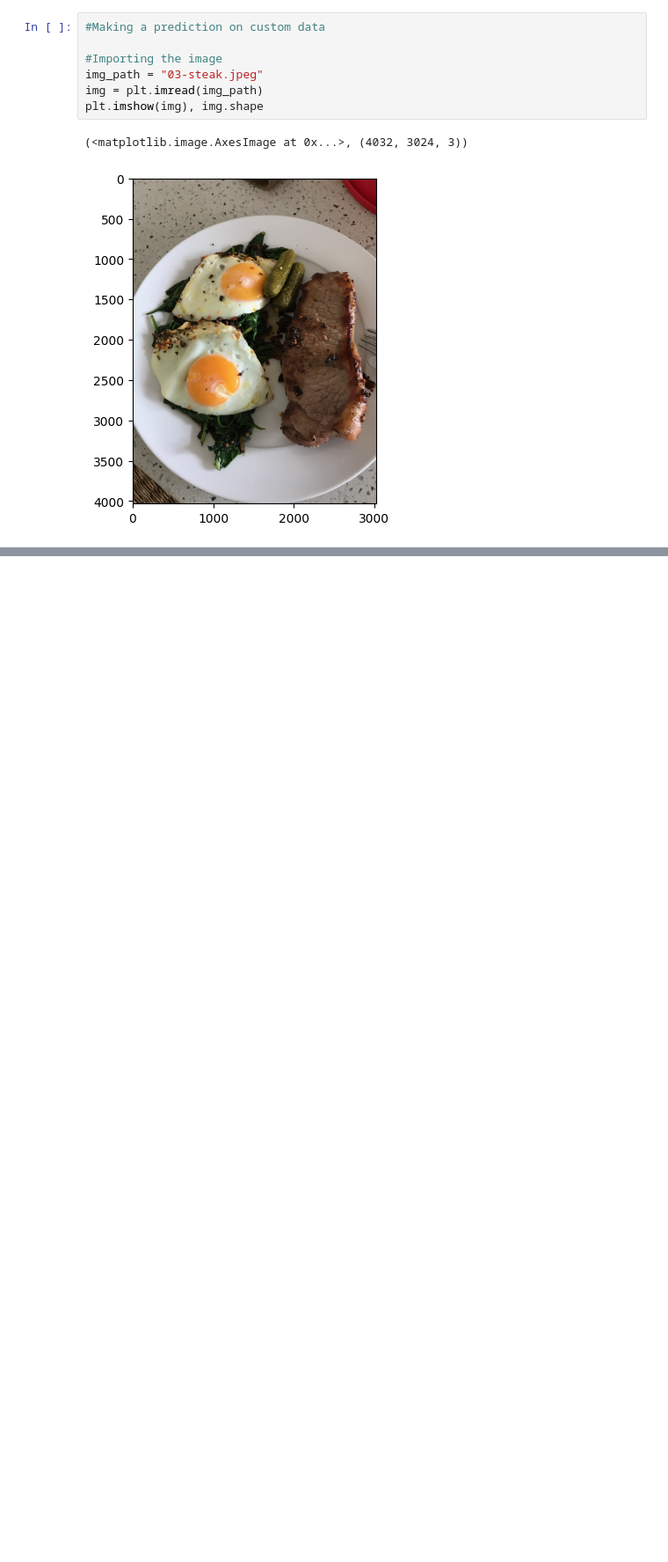
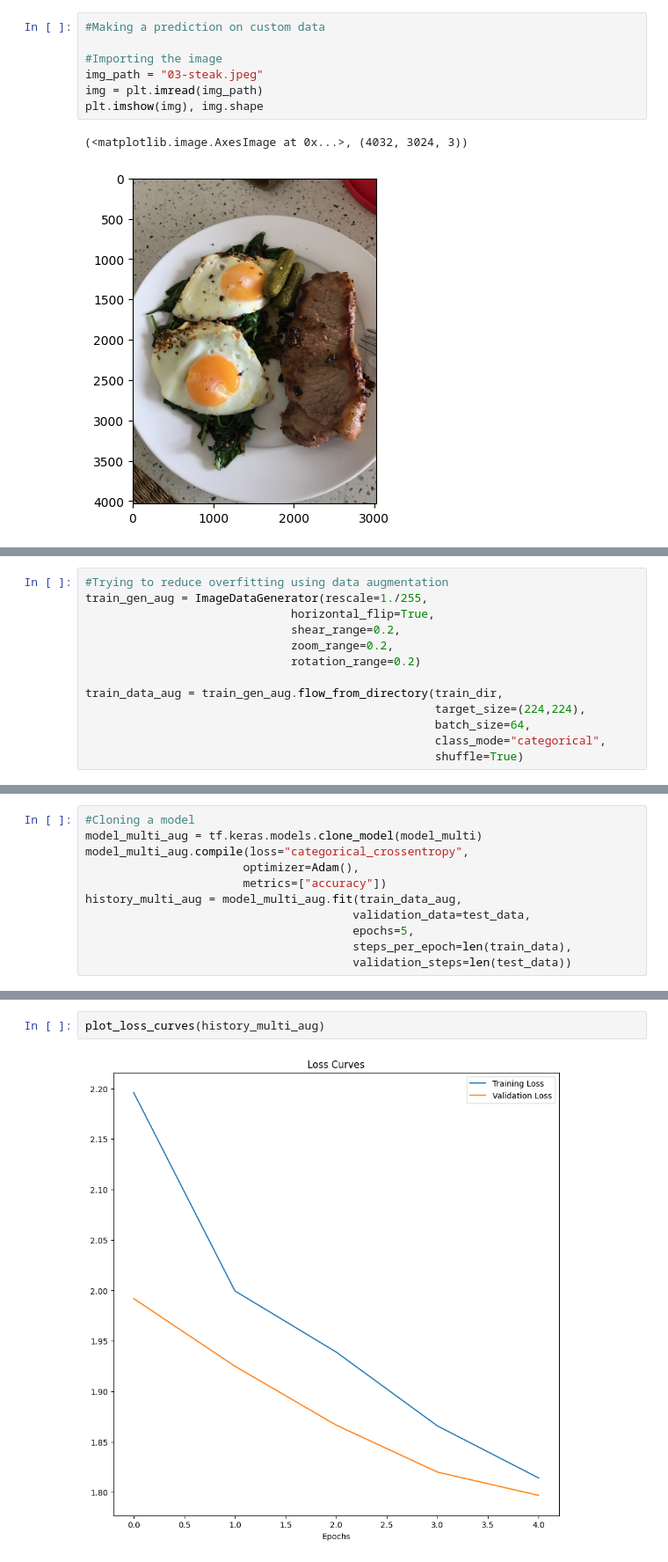
Before and after one commit to gunavc/TensorFlow, a Jupyter notebook: cnn-computer_vision.ipynb, the cells around one changed output, grey strips where cells are left out. Shown at 88% size. Cells and saved outputs as stored; diff of their text form; blank space fills up the shorter version.

```diff
--- a/cnn-computer_vision.ipynb
+++ b/cnn-computer_vision.ipynb
@@ -454,0 +623,13 @@ model_
+# %%
+#Trying to reduce overfitting using data augmentation
+train_gen_aug = ImageDataGenerator(rescale=1./255,
+                              horizontal_flip=True,
+                              shear_range=0.2,
+                              zoom_range=0.2,
+                              rotation_range=0.2)
+
+train_data_aug = train_gen_aug.flow_from_directory(train_dir,
+                                                   target_size=(224,224),
+                                                   batch_size=64,
+                                                   class_mode="categorical",
+                                                   shuffle=True)
@@ -454,0 +638,11 @@ model_
+# %%
+#Cloning a model
+model_multi_aug = tf.keras.models.clone_model(model_multi)
+model_multi_aug.compile(loss="categorical_crossentropy",
+                       optimizer=Adam(),
+                       metrics=["accuracy"])
+history_multi_aug = model_multi_aug.fit(train_data_aug,
+                                       validation_data=test_data,
+                                       epochs=5,
+                                       steps_per_epoch=len(train_data),
+                                       validation_steps=len(test_data))
@@ -454,0 +662,4 @@ model_
+# %%
+plot_loss_curves(history_multi_aug)
+# %% [output]
+[figure, added]
```
Also changed, not shown: parts of 21 cells of this notebook, 1 other file.
